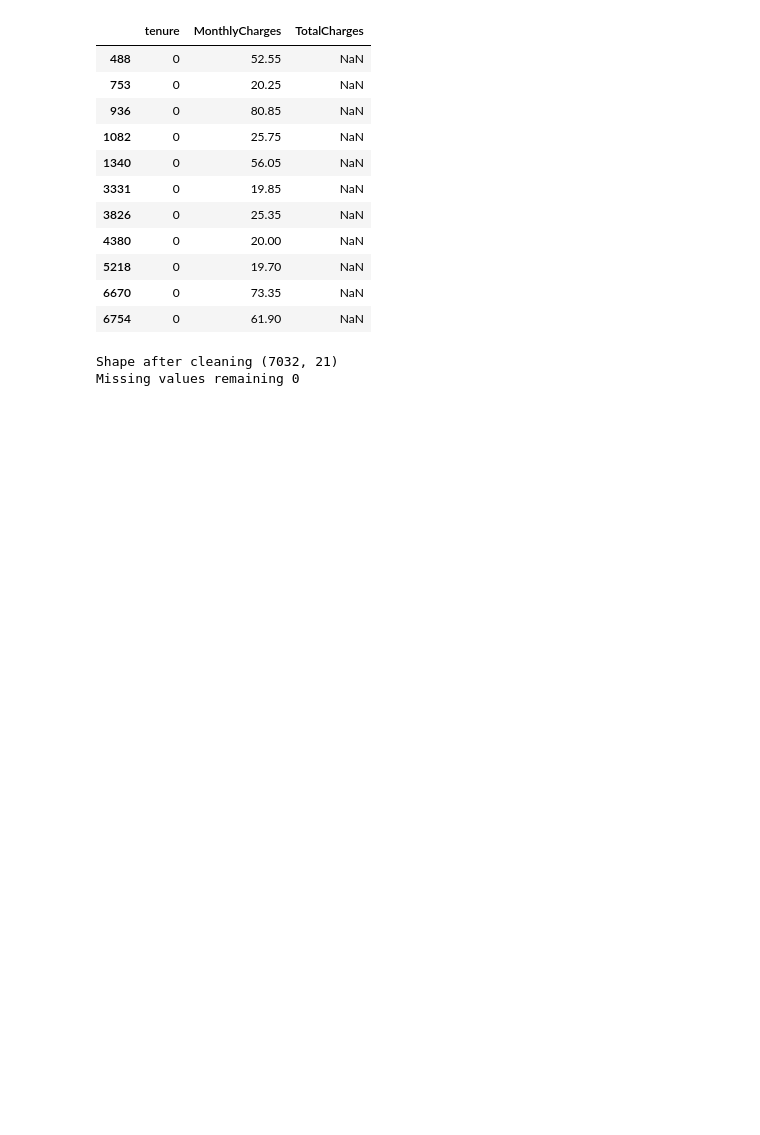
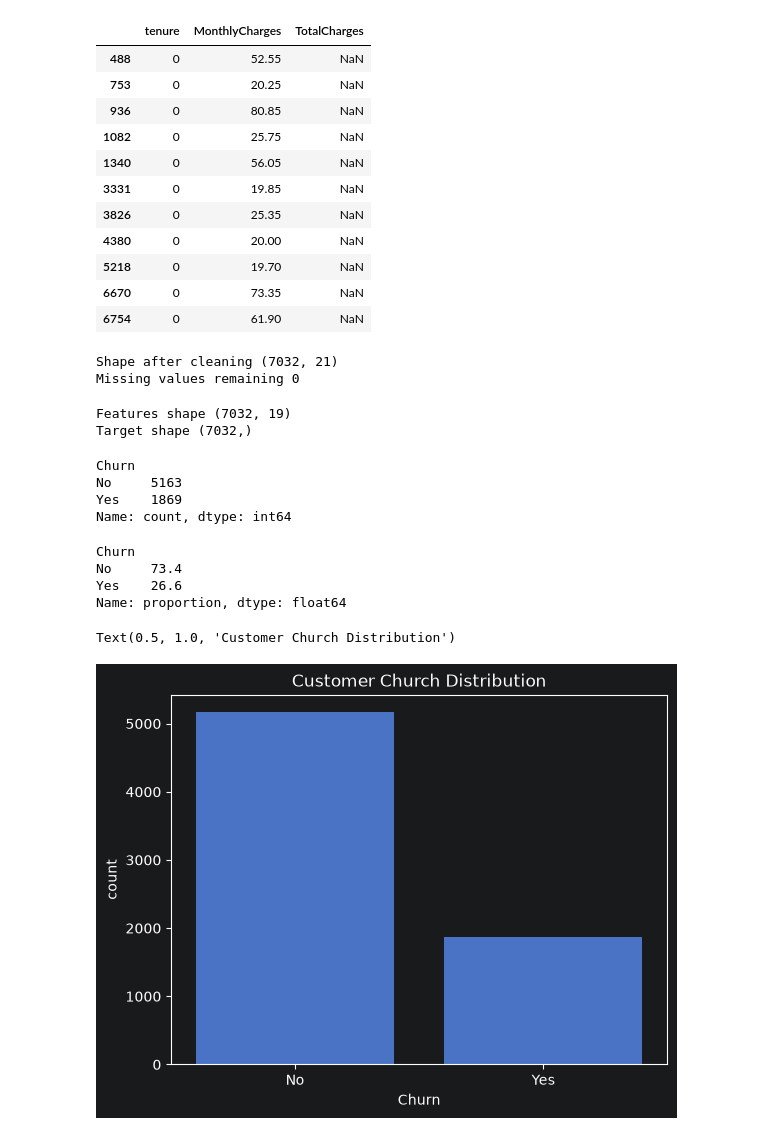
Before and after one commit to Juli-af/customer-churn-prediction, a Jupyter notebook: notebooks/01_data_inspection.ipynb, the cells around one changed output. Saved outputs shown, nothing was run; the diff lists cells and outputs as text; code cells hidden in the pictures; blank space fills up the shorter version.

Commit message:
feat: define churn target and inspect class balance

```diff
--- a/notebooks/01_data_inspection.ipynb
+++ b/notebooks/01_data_inspection.ipynb
@@ -136,0 +141,28 @@ Missing values remaining 0
+# %%
+print("Features shape", x.shape)
+print("Target shape", y.shape)
+# %% [output]
+Features shape (7032, 19)
+Target shape (7032,)
+# %%
+print(y.value_counts())
+# %% [output]
+Churn
+No     5163
+Yes    1869
+Name: count, dtype: int64
+# %%
+print(y.value_counts(normalize = True).round(3)*100)
+# %% [output]
+Churn
+No     73.4
+Yes    26.6
+Name: proportion, dtype: float64
+# %%
+import matplotlib.pyplot as plt
+import seaborn as sns
+sns.countplot(data = df, x="Churn")
+plt.title("Customer Church Distribution")
+# %% [output]
+Text(0.5, 1.0, 'Customer Church Distribution')
+[figure, added]
```
Also changed, not shown: parts of 2 cells of this notebook.
